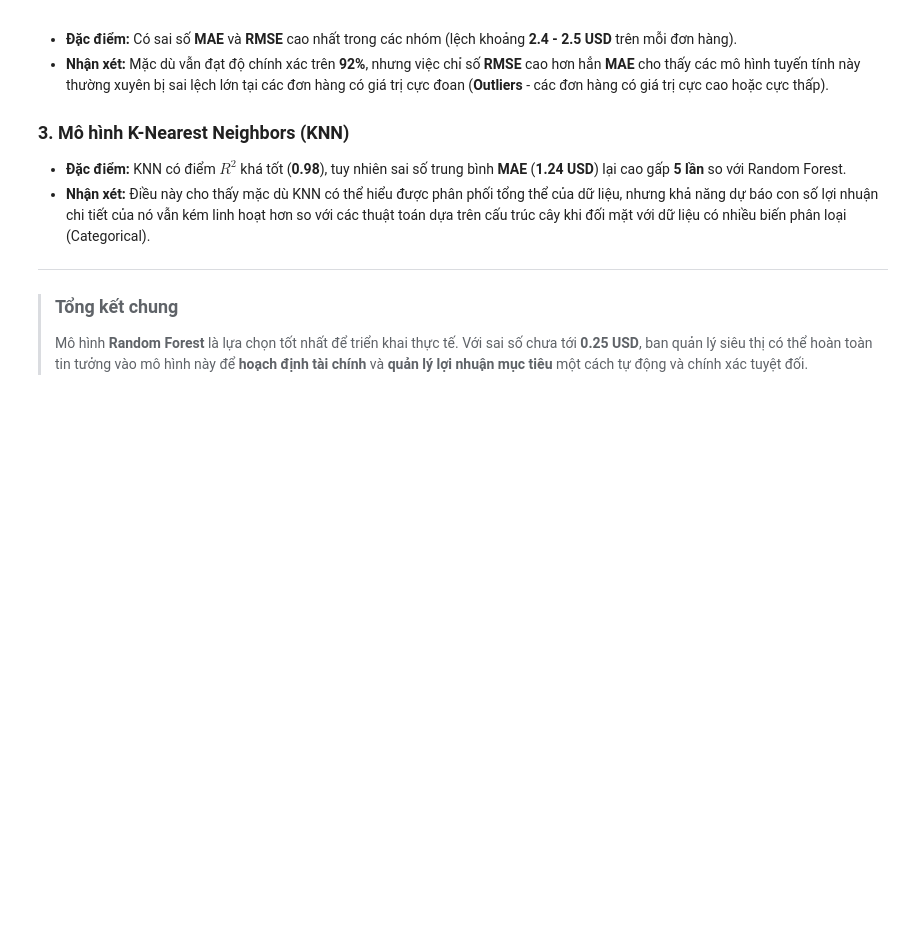
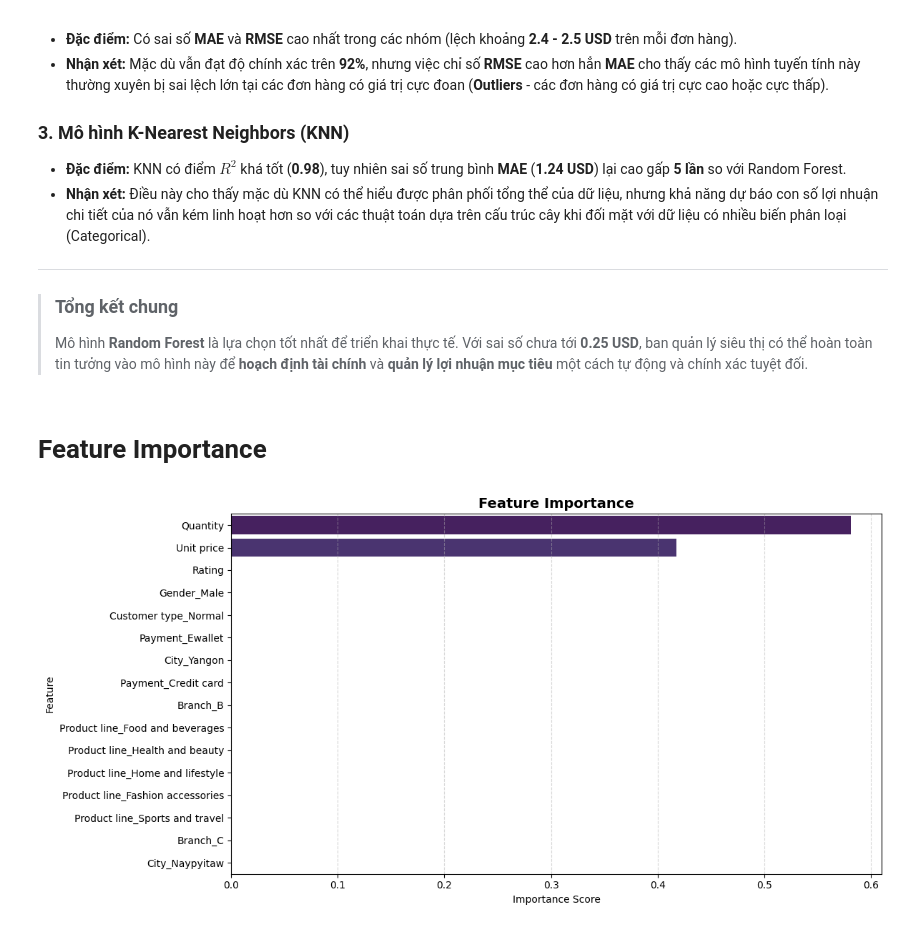
Before and after one commit to Jackxeid/Learn---MindX, a Jupyter notebook: Final Project/finalProject.ipynb, the cells around one changed output. Drawn from its saved outputs; the diff is of its cells as text; code cells hidden in the pictures; blank space fills up the shorter version.

Commit message:
Feature importance

```diff
--- a/Final Project/finalProject.ipynb
+++ b/Final Project/finalProject.ipynb
@@ -973,3 +965,24 @@ Cả hai mô hình này đều cho kết quả ở mức khá nhưng vẫn bộc
 
 > ### **Tổng kết chung**
 > Mô hình **Random Forest** là lựa chọn tốt nhất để triển khai thực tế. Với sai số chưa tới **0.25 USD**, ban quản lý siêu thị có thể hoàn toàn tin tưởng vào mô hình này để **hoạch định tài chính** và **quản lý lợi nhuận mục tiêu** một cách tự động và chính xác tuyệt đối.
+# %% [markdown]
+# Feature Importance
+# %%
+importances = rfr.feature_importances_
+feature_names = X.columns
+
+feature_importance_df = pd.DataFrame({
+    'Feature': feature_names,
+    'Importance': importances
+}).sort_values(by='Importance', ascending=False)
+
+plt.figure(figsize=(12, 6))
+sns.barplot(x='Importance', y='Feature', data=feature_importance_df, palette='viridis')
+
+plt.title('Feature Importance', fontsize=14, fontweight='bold')
+plt.xlabel('Importance Score')
+plt.grid(axis='x', linestyle='--', alpha=alpha)
+plt.tight_layout()
+plt.show()
+# %% [output]
+[figure, added]
```
Also changed, not shown: parts of 4 cells of this notebook.
